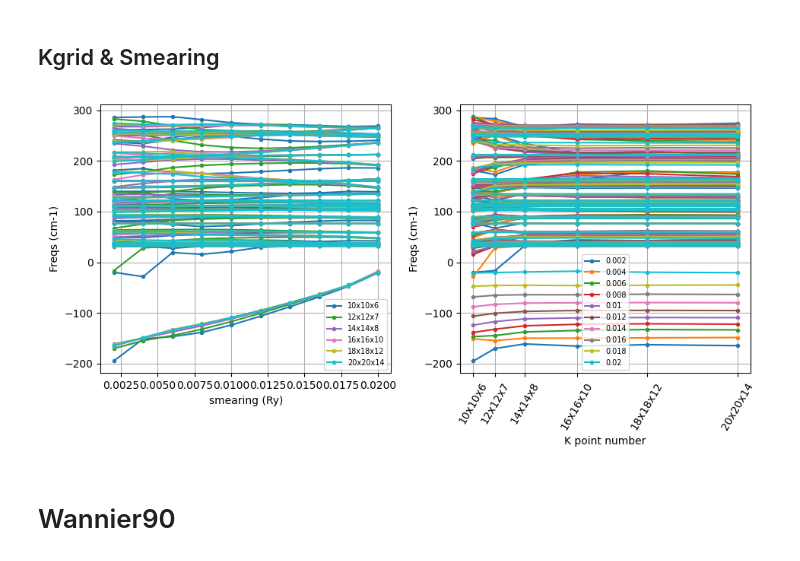
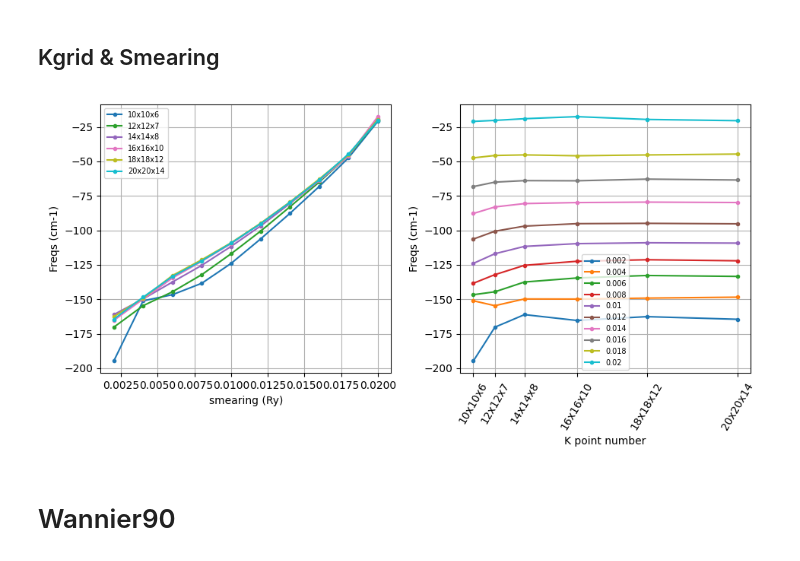
Before and after one commit to mgamigo/YAIV, a Jupyter notebook: Tutorial/Convergence_module.ipynb, the cells around one changed output. Cells and saved outputs as stored; diff of their text form; code cells hidden in the pictures.

Commit message:
change smearing module to kgrid module

```diff
--- a/Tutorial/Convergence_module.ipynb
+++ b/Tutorial/Convergence_module.ipynb
@@ -25,9 +25,9 @@ conv.phonons.phonons_cutoff('DATA/convergence/phonons_cut/')
 # %% [markdown]
 ## Kgrid & Smearing
 # %%
-conv.phonons.phonons_Kgrid('DATA/convergence/phonons_smear/')
+conv.phonons.phonons_Kgrid('DATA/convergence/phonons_Kgrid/',freqs=1)
 # %% [output]
-[figure, old version]
+[figure, new version]
 # %% [markdown]
 # Wannier90
 # %%
```
Also changed, not shown: parts of 3 cells of this notebook, 3 other files.
